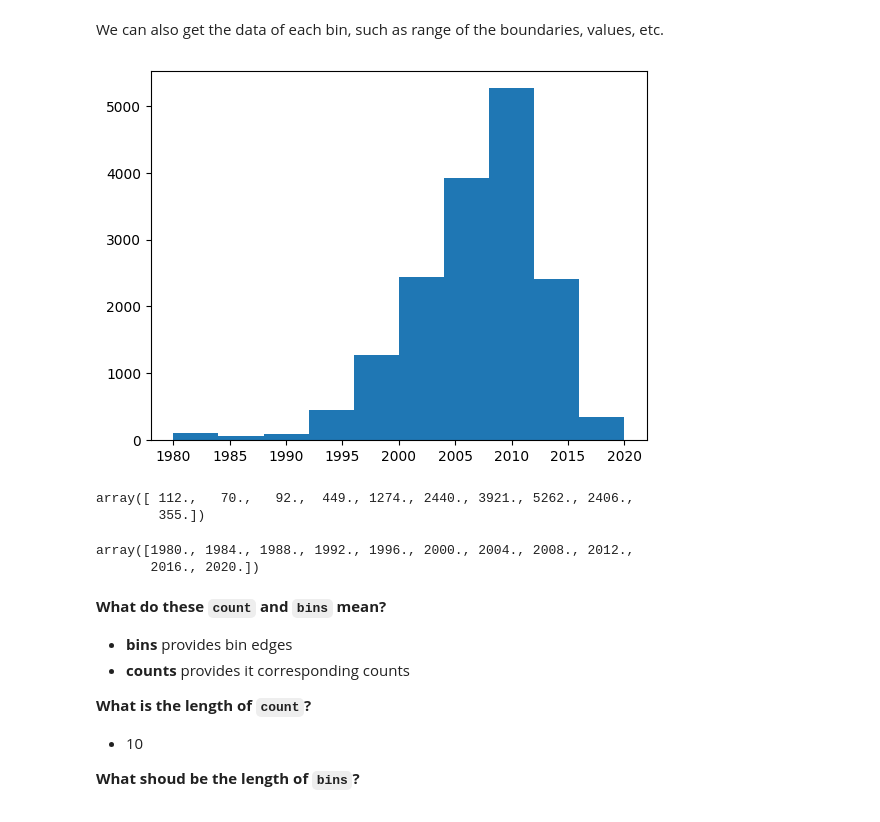
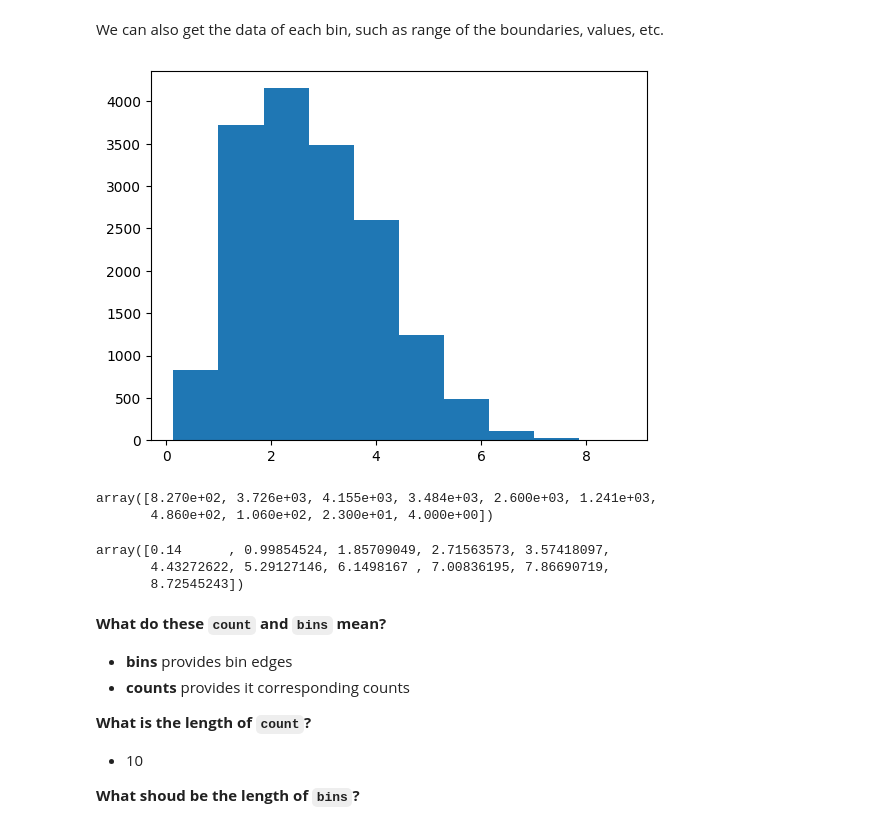
Before and after one commit to Mahesh-Karrevula/ML_LAB, a Jupyter notebook: Lab8_AP23110011446.ipynb, the cells around one changed output. Cells and saved outputs as stored; diff of their text form; code cells hidden in the pictures.

```diff
--- a/Lab8_AP23110011446.ipynb
+++ b/Lab8_AP23110011446.ipynb
@@ -478,19 +266,20 @@ plt.show()
 # %% [markdown]
 We can also get the data of each bin, such as range of the boundaries, values, etc.
 # %%
-count, bins, _ = plt.hist(data['Year'])
+count, bins, _ = plt.hist(data['NA_Sales'])
 # %% [output]
-[figure, old version]
+[figure, new version]
 # %%
 count
 # %% [output]
-array([ 112.,   70.,   92.,  449., 1274., 2440., 3921., 5262., 2406.,
-        355.])
+array([8.270e+02, 3.726e+03, 4.155e+03, 3.484e+03, 2.600e+03, 1.241e+03,
+       4.860e+02, 1.060e+02, 2.300e+01, 4.000e+00])
 # %%
 bins
 # %% [output]
-array([1980., 1984., 1988., 1992., 1996., 2000., 2004., 2008., 2012.,
-       2016., 2020.])
+array([0.14      , 0.99854524, 1.85709049, 2.71563573, 3.57418097,
+       4.43272622, 5.29127146, 6.1498167 , 7.00836195, 7.86690719,
+       8.72545243])
 # %% [markdown]
 **What do these `count` and `bins` mean?**
 
```
Also changed, not shown: parts of 41 cells of this notebook.
